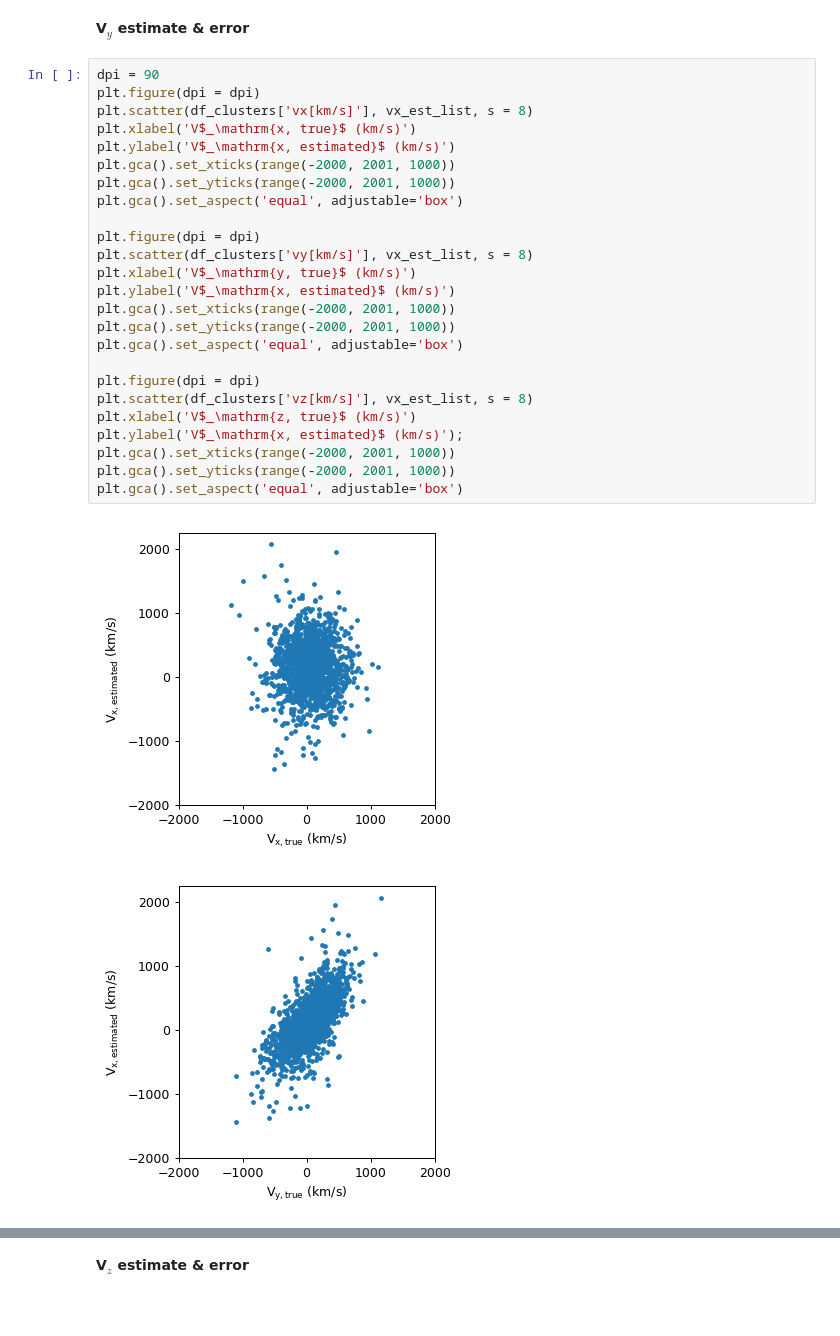
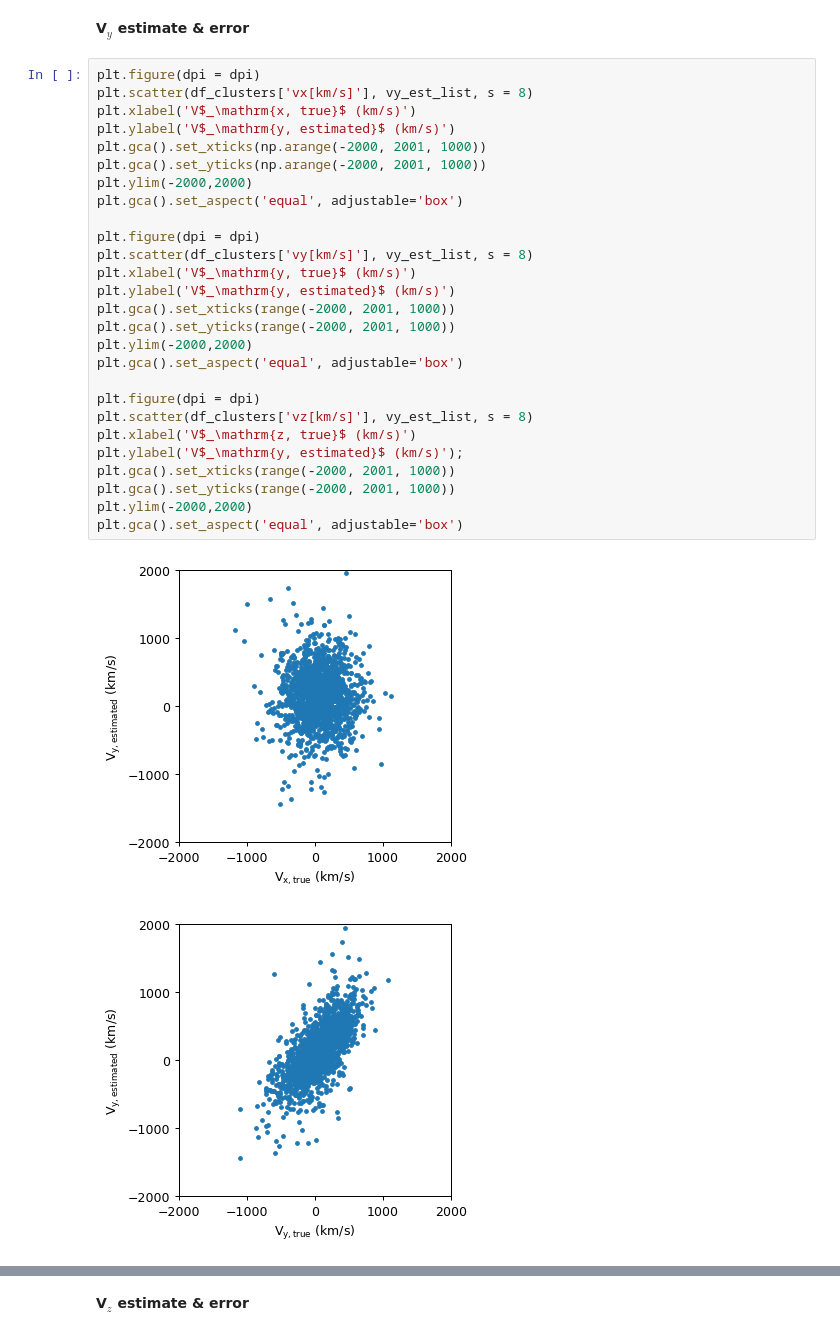
Before and after one commit to awaismirza92/velocity-reconstruction-and-kinetic-SZ, a Jupyter notebook: codes/velocity-reconstruction-orig-sim-box.ipynb, the cells around one changed output, grey strips where cells are left out. Drawn from its saved outputs; the diff is of its cells as text; blank space fills up the shorter version.

```diff
--- a/codes/velocity-reconstruction-orig-sim-box.ipynb
+++ b/codes/velocity-reconstruction-orig-sim-box.ipynb
@@ -237,30 +374,32 @@ print(np.std(error_v_los), np.mean(error_v_los))
 # %% [markdown]
 **V$_y$ estimate & error**
 # %%
-dpi = 90
 plt.figure(dpi = dpi)
-plt.scatter(df_clusters['vx[km/s]'], vx_est_list, s = 8)
+plt.scatter(df_clusters['vx[km/s]'], vy_est_list, s = 8)
 plt.xlabel('V$_\mathrm{x, true}$ (km/s)')
-plt.ylabel('V$_\mathrm{x, estimated}$ (km/s)')
-plt.gca().set_xticks(range(-2000, 2001, 1000))
-plt.gca().set_yticks(range(-2000, 2001, 1000))
+plt.ylabel('V$_\mathrm{y, estimated}$ (km/s)')
+plt.gca().set_xticks(np.arange(-2000, 2001, 1000))
+plt.gca().set_yticks(np.arange(-2000, 2001, 1000))
+plt.ylim(-2000,2000)
 plt.gca().set_aspect('equal', adjustable='box')
 
 plt.figure(dpi = dpi)
-plt.scatter(df_clusters['vy[km/s]'], vx_est_list, s = 8)
+plt.scatter(df_clusters['vy[km/s]'], vy_est_list, s = 8)
 plt.xlabel('V$_\mathrm{y, true}$ (km/s)')
-plt.ylabel('V$_\mathrm{x, estimated}$ (km/s)')
+plt.ylabel('V$_\mathrm{y, estimated}$ (km/s)')
 plt.gca().set_xticks(range(-2000, 2001, 1000))
 plt.gca().set_yticks(range(-2000, 2001, 1000))
+plt.ylim(-2000,2000)
 plt.gca().set_aspect('equal', adjustable='box')
 
 plt.figure(dpi = dpi)
-plt.scatter(df_clusters['vz[km/s]'], vx_est_list, s = 8)
+plt.scatter(df_clusters['vz[km/s]'], vy_est_list, s = 8)
 plt.xlabel('V$_\mathrm{z, true}$ (km/s)')
-plt.ylabel('V$_\mathrm{x, estimated}$ (km/s)');
+plt.ylabel('V$_\mathrm{y, estimated}$ (km/s)');
 plt.gca().set_xticks(range(-2000, 2001, 1000))
 plt.gca().set_yticks(range(-2000, 2001, 1000))
+plt.ylim(-2000,2000)
 plt.gca().set_aspect('equal', adjustable='box')
 # %% [output]
-[figure, old version]
+[figure, new version]
-[figure, old version]
+[figure, new version]
```
Also changed, not shown: parts of 23 cells of this notebook.
